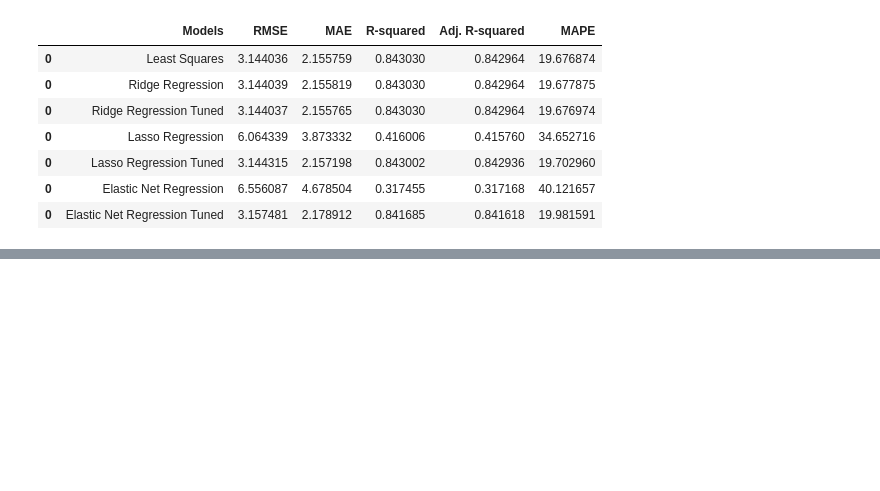
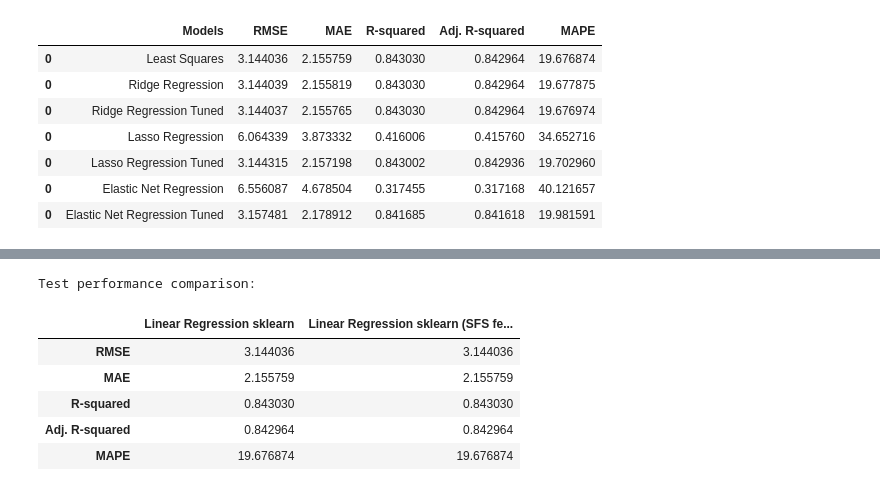
Before and after one commit to ajinkyabhonsle/Prediction-using-Regression-Models, a Jupyter notebook: Hospital_LOS_Prediction.ipynb, the cells around one changed output, grey strips where cells are left out. Drawn from its saved outputs; the diff is of its cells as text; code cells hidden in the pictures; blank space fills up the shorter version.

```diff
--- a/Hospital_LOS_Prediction.ipynb
+++ b/Hospital_LOS_Prediction.ipynb
@@ -754,0 +912,2 @@ models
+# %%
+x_test_final = x_test[x_train_final.columns]
@@ -754,0 +926,4 @@ models
+# %%
+#Check on testing data
+lin_reg_model2_test= model_performance_regression(linear_reg_model2, x_test_final, y_test)
+lin_reg_model2_test
@@ -754,0 +953,20 @@ models
+# %%
+models_test_comp_df = pd.concat(
+    [linear_reg_test.T, lin_reg_model2_test.T], axis=1,
+)
+
+models_test_comp_df.columns = [
+    "Linear Regression sklearn",
+    "Linear Regression sklearn (SFS features)",
+]
+
+print("Test performance comparison:")
+models_test_comp_df
+# %% [output]
+Test performance comparison:
+|  | Linear Regression sklearn | Linear Regression sklearn (SFS fe... |
+| RMSE | 3.144036 | 3.144036 |
+| MAE | 2.155759 | 2.155759 |
+| R-squared | 0.843030 | 0.843030 |
+| Adj. R-squared | 0.842964 | 0.842964 |
+| MAPE | 19.676874 | 19.676874 |
```
Also changed, not shown: parts of 19 cells of this notebook.
